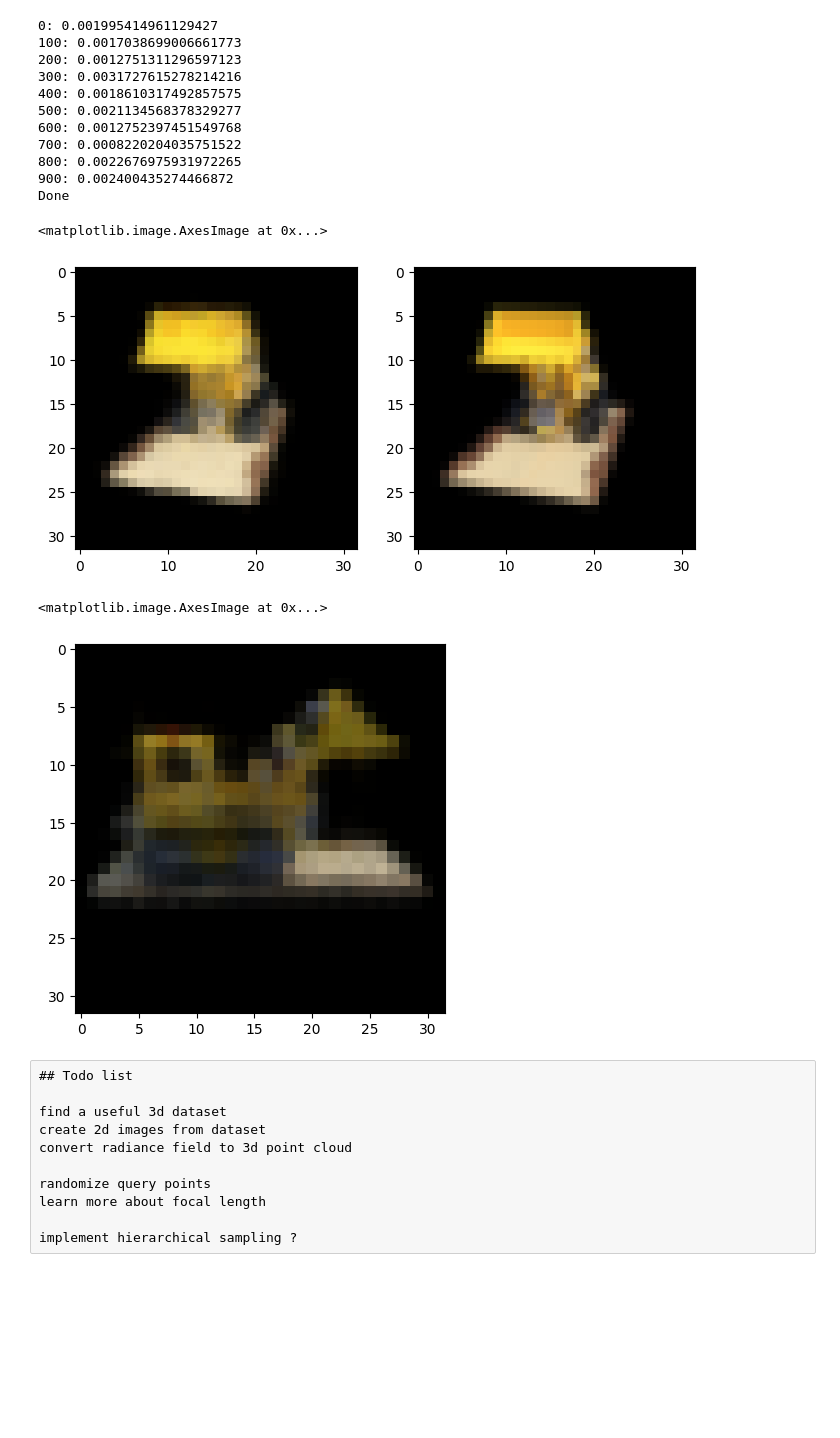
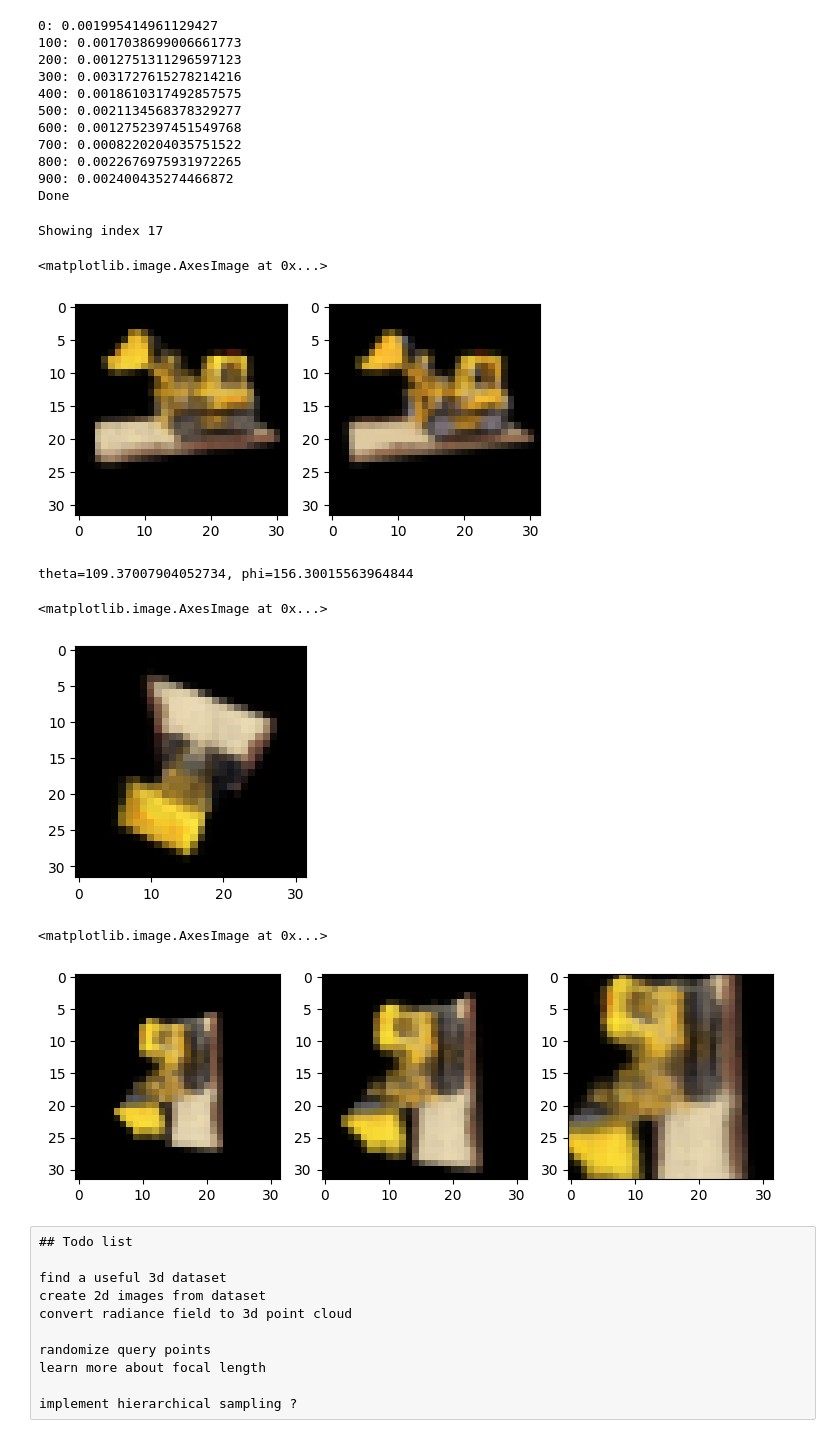
Before and after one commit to enix403/NeRF, a Jupyter notebook: run_nerf.ipynb, the cells around one changed output. Saved outputs shown, nothing was run; the diff lists cells and outputs as text; code cells hidden in the pictures; blank space fills up the shorter version.

```diff
--- a/run_nerf.ipynb
+++ b/run_nerf.ipynb
@@ -72,10 +72,11 @@ print("Done")
 900: 0.002400435274466872
 Done
 # %%
-test_idx = torch.randint(images.shape[0], (1,)).item()
-# test_idx = 17
+# test_idx = torch.randint(images.shape[0], (1,)).item()
+test_idx = 17
 
-plt.figure(figsize=(8,4))
+print(f"Showing index {test_idx}")
+plt.figure(figsize=(6,3))
 
 predicted = predict(poses[test_idx]).detach()
 plt.subplot(1,2,1)
@@ -84,14 +85,32 @@ plt.imshow(predicted)
 plt.subplot(1,2,2)
 plt.imshow(images[test_idx])
 # %% [output]
-<matplotlib.image.AxesImage at 0x...>
+Showing index 17
+<matplotlib.image.AxesImage at 0x...>
-[figure, old version]
+[figure, new version]
 # %%
-# plt.imshow(predict(poses[32]).detach())
-plt.imshow(predict(random_pose()).detach())
+# View a truly random pose, sampled from a sphere around the object
+plt.figure(figsize=(3,3))
+plt.imshow(predict(random_spherical_pose()).detach())
 # %% [output]
-<matplotlib.image.AxesImage at 0x...>
+theta=109.37007904052734, phi=156.30015563964844
+<matplotlib.image.AxesImage at 0x...>
-[figure, old version]
+[figure, new version]
+# %%
+# View the same pose with varying distance of camera from the object
+plt.figure(figsize=(9,3))
+
+plt.subplot(1,3,1)
+plt.imshow(predict(create_pose(radius=5, theta=10, phi=50)).detach())
+
+plt.subplot(1,3,2)
+plt.imshow(predict(create_pose(radius=4, theta=10, phi=50)).detach())
+
+plt.subplot(1,3,3)
+plt.imshow(predict(create_pose(radius=3, theta=10, phi=50)).detach())
+# %% [output]
+<matplotlib.image.AxesImage at 0x...>
+[figure, added]
 # %%
 # torch.save({'model_state': model.state_dict()},'checkpoints/multihead_001.chk')
 # %%
```
Also changed, not shown: parts of 2 cells of this notebook, 1 other file.
